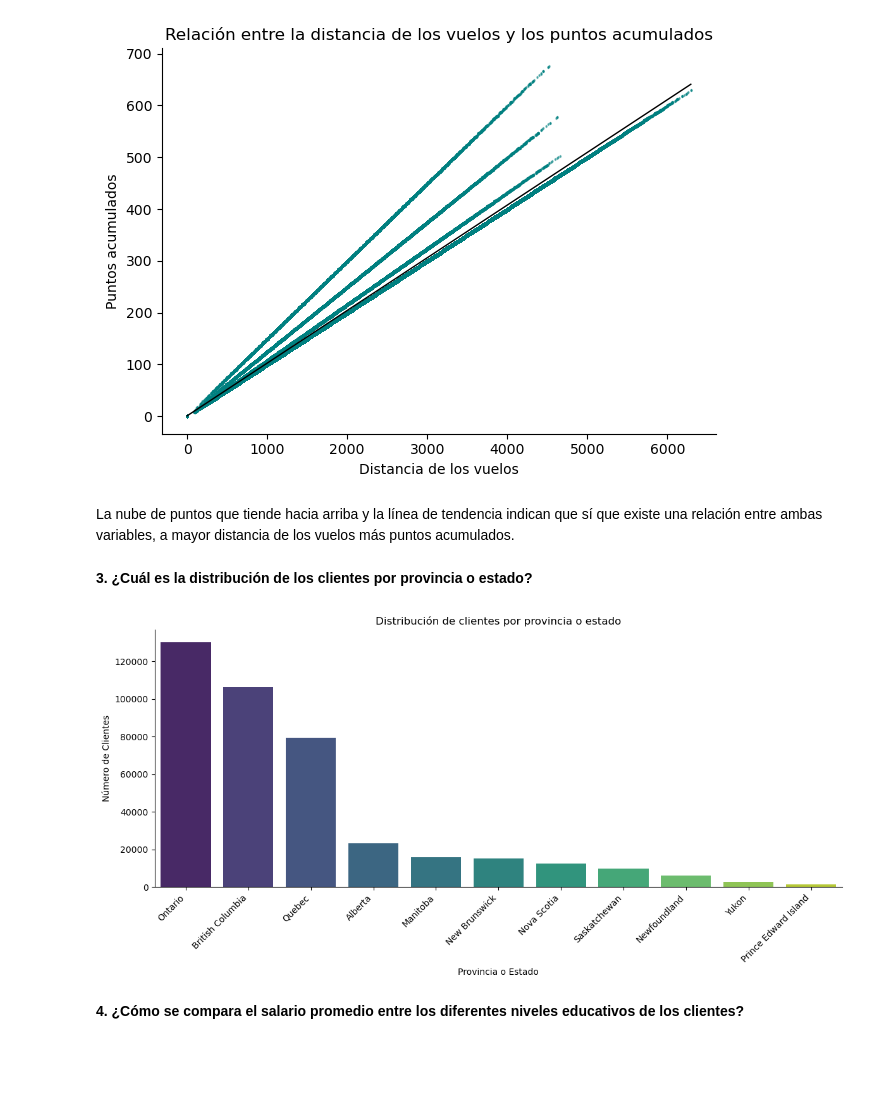
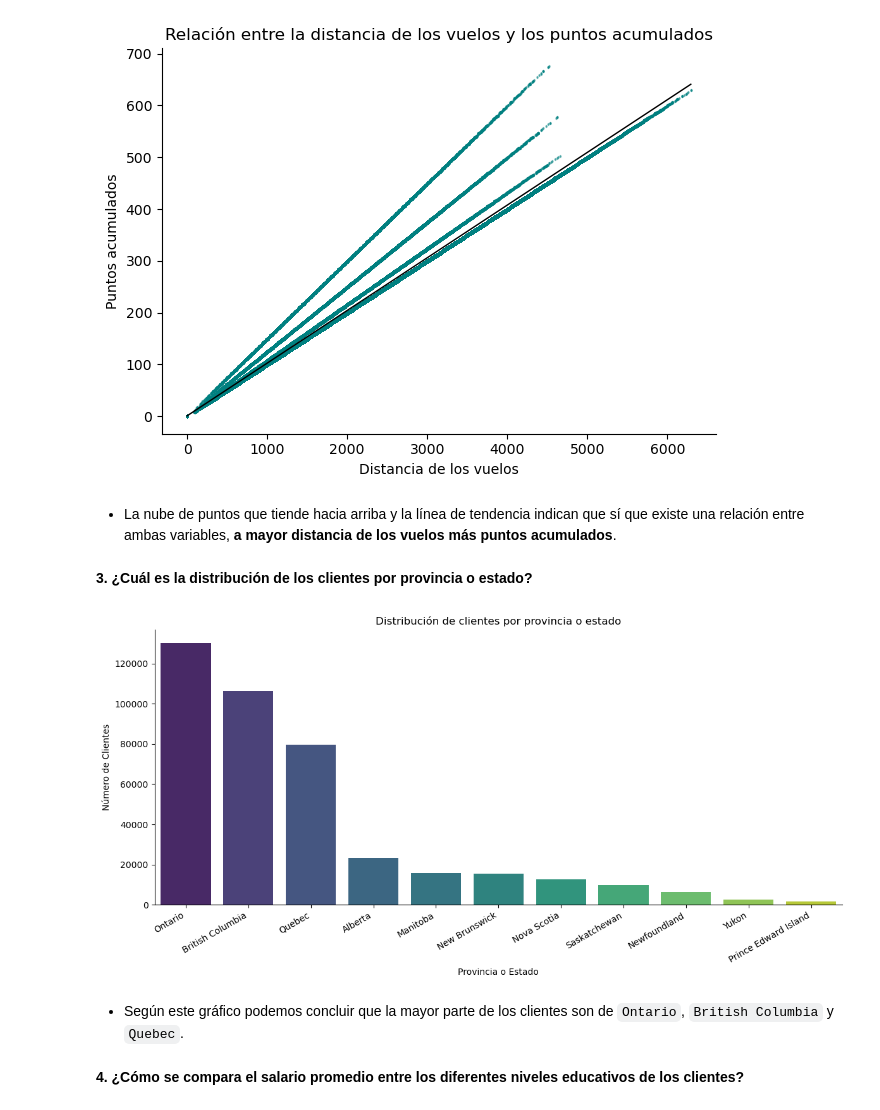
Before and after one commit to Adalab/bda-modulo-3-evaluacion-final-eaguilag, a Jupyter notebook: bda-modulo-2-evaluacion-final-promo-angela-elena-aguila.ipynb, the cells around one changed output. Cells and saved outputs as stored; diff of their text form; code cells hidden in the pictures; blank space fills up the shorter version.

Commit message:
Add graphic visualizations and conclusions of phase 2

```diff
--- a/bda-modulo-2-evaluacion-final-promo-angela-elena-aguila.ipynb
+++ b/bda-modulo-2-evaluacion-final-promo-angela-elena-aguila.ipynb
@@ -423,11 +340,11 @@ Tienen valores atípicos por lo que optaremos por reemplazar los nulos con méto
 imputer_iterative = IterativeImputer(max_iter=20, random_state=42)
 
 # Ajusto y transformo los datos (imputacion)
-imputer_iterative_imputado = imputer_iterative.fit_transform(df_cleaned[["Salary"]])
+imputer_iterative_imputado = imputer_iterative.fit_transform(df_cleaned[["salary"]])
 
 # Creo una nueva columna
-df_cleaned["Salary_Iterative"] = imputer_iterative_imputado
+df_cleaned["salary_iterative"] = imputer_iterative_imputado
 
 # Verificar valores nulos despues de la imputacion
-print(f"Después del 'Iterative' tenemos: \n{df_cleaned['Salary_Iterative'].isnull().sum()} nulos")
+print(f"Despues del 'Iterative' tenemos: \n{df_cleaned['salary_iterative'].isnull().sum()} nulos")
 # %% [output]
@@ -435,14 +352,14 @@ Después del 'Iterative' tenemos:
 0 nulos
 # %%
-# instancio la clase del KNNImputer
+# Instancio la clase del KNNImputer
 imputer_knn = KNNImputer(n_neighbors = 5)
 
-# ajustamos y transformamos los datos
-imputer_knn_imputado = imputer_knn.fit_transform(df_cleaned[["Salary"]])
+# Ajusto y transformo los datos
+imputer_knn_imputado = imputer_knn.fit_transform(df_cleaned[["salary"]])
 
-# por último nos queda añadir ese array al DataFrame como hemos hecho hasta ahora
-df_cleaned["Salary_KNN"] = imputer_knn_imputado
+# Añado array al DataFrame como una columna nueva
+df_cleaned["salary_knn"] = imputer_knn_imputado
 
-# comprobamos los nulos
-print(f"Después del 'KNN' tenemos: \n{df_cleaned['Salary_KNN'].isnull().sum()} nulos")
+# Compruebo los nulos
+print(f"Despues del 'KNN' tenemos: \n{df_cleaned['salary_knn'].isnull().sum()} nulos")
 # %% [output]
@@ -465,7 +384,6 @@ df_cleaned.describe()[["Salary","Salary_Iterative", "Salary_KNN"]]
 # %%
-# Elimino la columna Salary con nulos
-# No hay un método que impute peor los nulos, podríamos eliminar cualquiera de las columnas derivadas de la imputación
-df_cleaned.drop(["Salary","Salary_KNN"], axis = 1, inplace = True)
+# Elimino la columna Salary y la imputada con KNNImputer
+df_cleaned.drop(["salary","salary_knn"], axis = 1, inplace = True)
 
-# Cambio el nombre de la columna a Salary
-df_cleaned.rename(columns={"Salary_Iterative": "Salary"}, inplace=True)
+# Cambio el nombre de la columna Salary Iterative a Salary
+df_cleaned.rename(columns={"salary_iterative": "salary"}, inplace=True)
@@ -531,36 +455,39 @@ plt.show()
 # %% [output]
 [figure]
 # %% [markdown]
-La nube de puntos que tiende hacia arriba y la línea de tendencia indican que sí que existe una relación entre ambas variables, a mayor distancia de los vuelos más puntos acumulados.
+- La nube de puntos que tiende hacia arriba y la línea de tendencia indican que sí que existe una relación entre ambas variables, **a mayor distancia de los vuelos más puntos acumulados**.
 # %% [markdown]
 **3. ¿Cuál es la distribución de los clientes por provincia o estado?**
 # %%
 # Selecciono las columnas relevantes para la visualizacion
-df_province_count = df_final["province"].value_counts().reset_index()
+df_province_count = df_cleaned["province"].value_counts().reset_index()
 df_province_count.columns = ["province", "count"]  # Renombrar las columnas para mayor claridad
 
 # Ordeno por numero de clientes en cada provincia
 df_province_count = df_province_count.sort_values("count", ascending=False)
 
-# Crear el gráfico de barras o count plot
+# Crear el grafico de barras o count plot
 plt.figure(figsize=(12, 6))
 sns.barplot(x="province",
             y="count",
             data=df_province_count,
             palette="viridis")
 
 # Cambio el nombre de los ejes, los giro y pongo titulo a la grafica
 plt.title("Distribución de clientes por provincia o estado")
 plt.xlabel("Provincia o Estado")
 plt.ylabel("Número de Clientes")
-plt.xticks(rotation=45, ha="right")
+plt.xticks(rotation=30, ha="right")
 # Quito la linea de arriba y de la derecha
 plt.gca().spines["right"].set_visible(False)
 plt.gca().spines["top"].set_visible(False)
 
+# Muestro la grafica
 plt.tight_layout()
 plt.show()
 # %% [output]
-[figure, old version]
+[figure, new version]
+# %% [markdown]
+- Según este gráfico podemos concluir que la mayor parte de los clientes son de `Ontario`, `British Columbia` y `Quebec`.
 # %% [markdown]
 **4. ¿Cómo se compara el salario promedio entre los diferentes niveles educativos de los clientes?**
```
Also changed, not shown: parts of 30 cells of this notebook, 1 other file.
